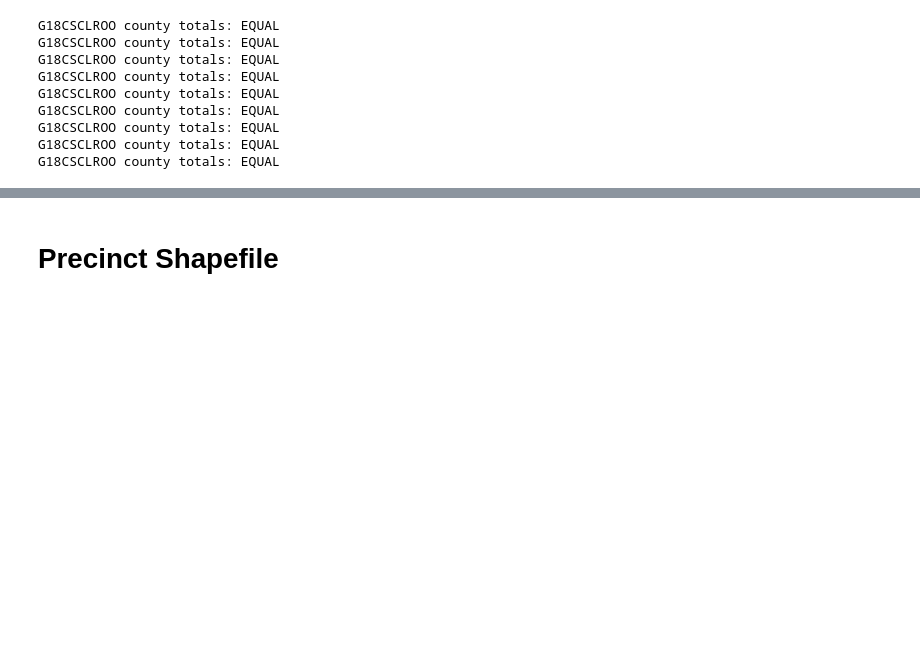
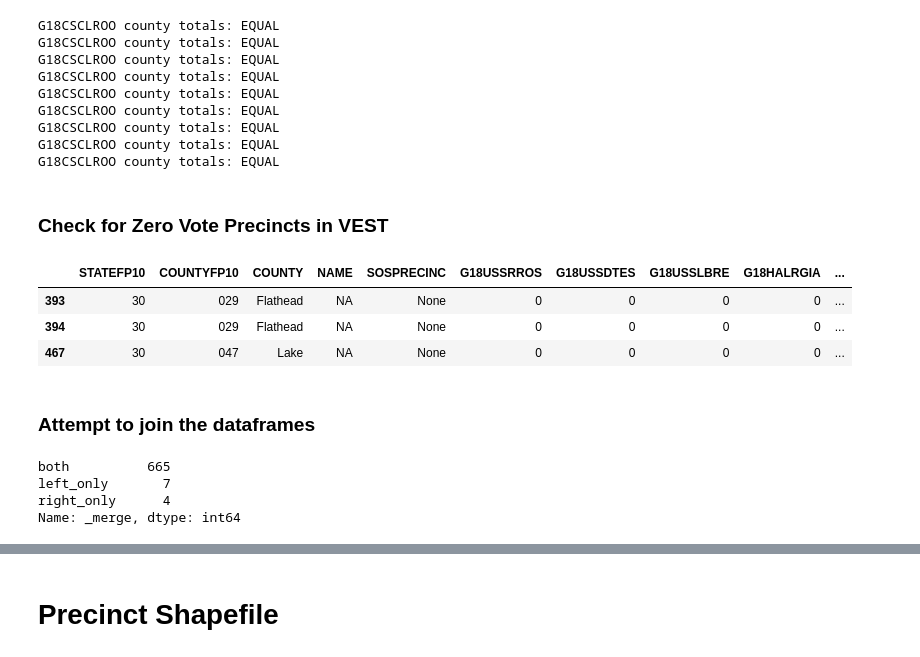
Before and after one commit to nonpartisan-redistricting-datahub/pdv-mt, a Jupyter notebook: vest-mt-2018/vest-mt-2018-validation.ipynb, the cells around one changed output, grey strips where cells are left out. Cells and saved outputs as stored; diff of their text form; code cells hidden in the pictures; blank space fills up the shorter version.

```diff
--- a/vest-mt-2018/vest-mt-2018-validation.ipynb
+++ b/vest-mt-2018/vest-mt-2018-validation.ipynb
@@ -269,3 +278,22 @@ G18CSCLROO county totals: EQUAL
 G18CSCLROO county totals: EQUAL
 G18CSCLROO county totals: EQUAL
 G18CSCLROO county totals: EQUAL
+# %% [markdown]
+### Check for Zero Vote Precincts in VEST
+# %%
+vest_mt_18[vest_mt_18['G18USSRROS'] == 0]
+# %% [output]
+|  | STATEFP10 | COUNTYFP10 | COUNTY | NAME | SOSPRECINC | G18USSRROS | G18USSDTES | G18USSLBRE | G18HALRGIA | ... |
+| 393 | 30 | 029 | Flathead | NA | None | 0 | 0 | 0 | 0 | ... |
+| 394 | 30 | 029 | Flathead | NA | None | 0 | 0 | 0 | 0 | ... |
+| 467 | 30 | 047 | Lake | NA | None | 0 | 0 | 0 | 0 | ... |
+# %% [markdown]
+### Attempt to join the dataframes
+# %%
+join_attempt_one = pd.merge(vest_mt_18,pivoted_2018,how="outer",on="join_col",indicator=True)
+print(join_attempt_one["_merge"].value_counts())
+# %% [output]
+both          665
+left_only       7
+right_only      4
+Name: _merge, dtype: int64
```
Also changed, not shown: parts of 15 cells of this notebook, 3 other files.
